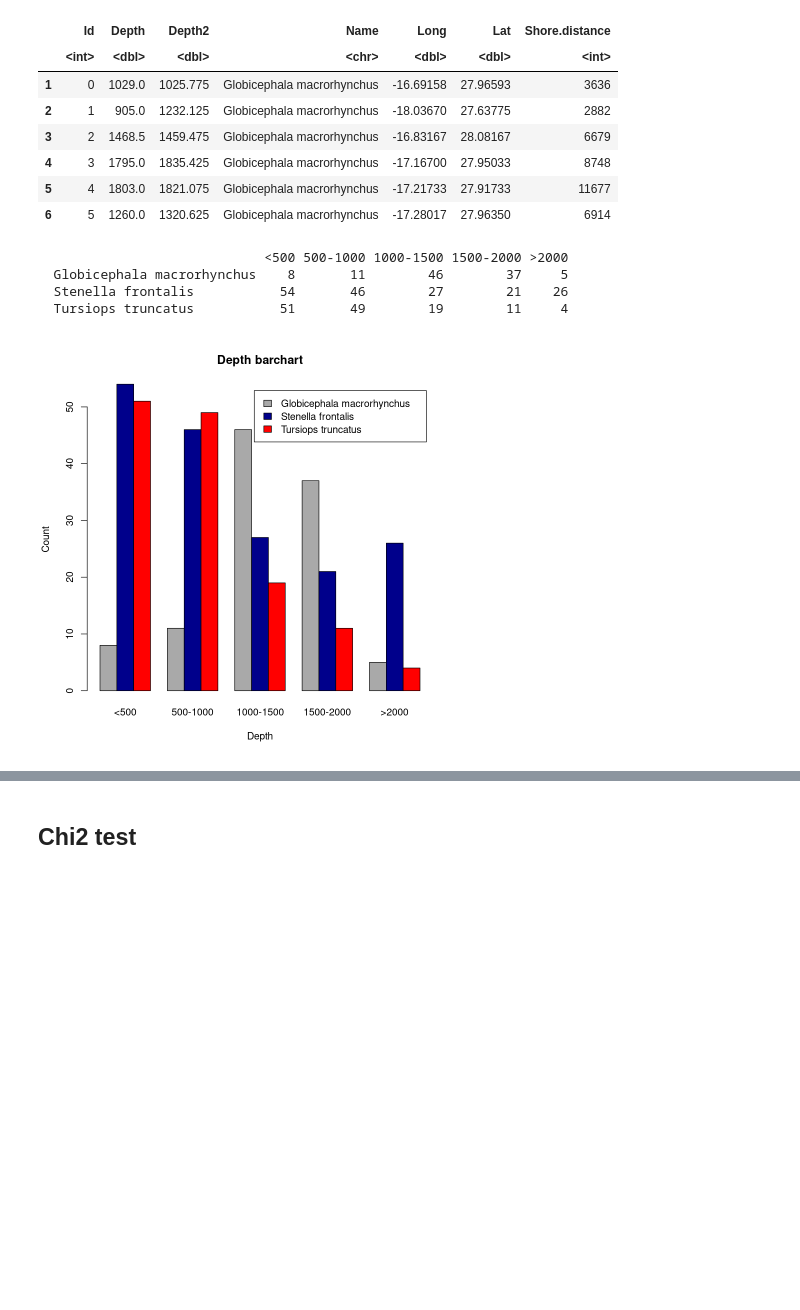
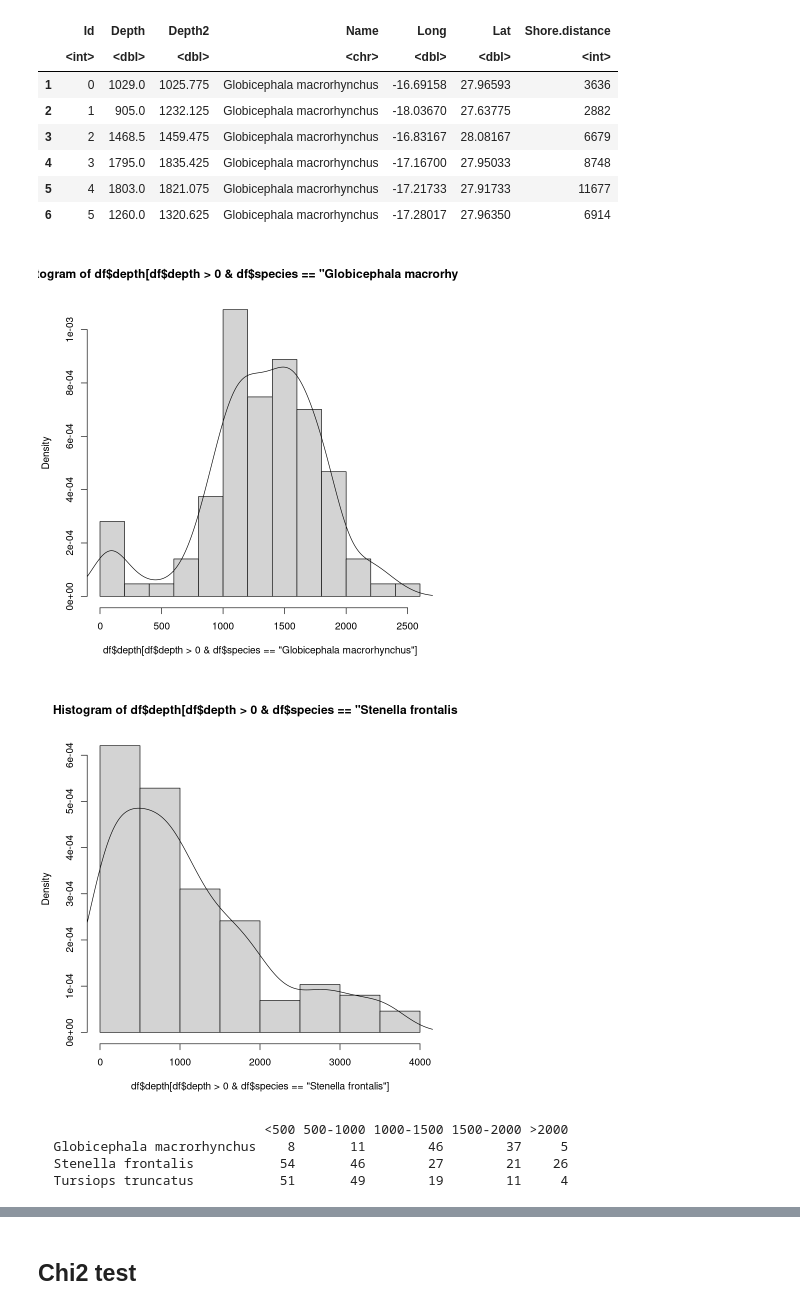
Before and after one commit to Webismagic/stats, a Jupyter notebook: Canaries/notebook.ipynb, the cells around one changed output, grey strips where cells are left out. Drawn from its saved outputs; the diff is of its cells as text; code cells hidden in the pictures; blank space fills up the shorter version.

Commit message:
ajout histogrames

```diff
--- a/Canaries/notebook.ipynb
+++ b/Canaries/notebook.ipynb
@@ -35,21 +20,38 @@ A data.frame: 6 × 7
 # %%
 df <- data.frame(table$Name,table$Depth)
 colnames(df) = c('species','depth')
 
+hist(df$depth[df$depth>0 & df$species=='Globicephala macrorhynchus'],nclass=10,freq=FALSE)
+lines(density(df$depth[df$depth>0 & df$species=='Globicephala macrorhynchus']))
+
+hist(df$depth[df$depth>0 & df$species=='Stenella frontalis'],nclass=10,freq=FALSE)
+lines(density(df$depth[df$depth>0 & df$species=='Stenella frontalis']))
+
+hist(df$depth[df$depth>0 & df$species=='Tursiops truncatus'],nclass=10,freq=FALSE)
+lines(density(df$depth[df$depth>0 & df$species=='Tursiops truncatus']))
+
+#decoupe = quantile(df$depth,probs=seq(0,1,0.20))
+
+#df$cat_depth = cut(df$depth,breaks=c(0,500,1000,1500,2000,max(df$depth)),include.lowest = TRUE,labels = c('<500','500-1000','1000-1500','1500-2000','>2000'))
+
+#df$cat_depth = cut(df$depth,breaks=decoupe,include.lowest = TRUE)
+
 df$cat_depth = cut(df$depth,breaks=c(0,500,1000,1500,2000,max(df$depth)),include.lowest = TRUE,labels = c('<500','500-1000','1000-1500','1500-2000','>2000'))
+
 
 tbl_cont <- table(df$species,df$cat_depth)
 tbl_cont
 
 barplot(tbl_cont,
         main = "Depth barchart",
         xlab = "Depth", ylab = "Count",
         col = c("darkgrey", "darkblue", "red"),
         legend.text = rownames(tbl_cont),
         beside = TRUE) # Grouped bars
 # %% [output]
+[figure, new version]
+[figure, added]
                              <500 500-1000 1000-1500 1500-2000 >2000
   Globicephala macrorhynchus    8       11        46        37     5
   Stenella frontalis           54       46        27        21    26
   Tursiops truncatus           51       49        19        11     4
-[figure, old version]
```
Also changed, not shown: parts of 3 cells of this notebook.
